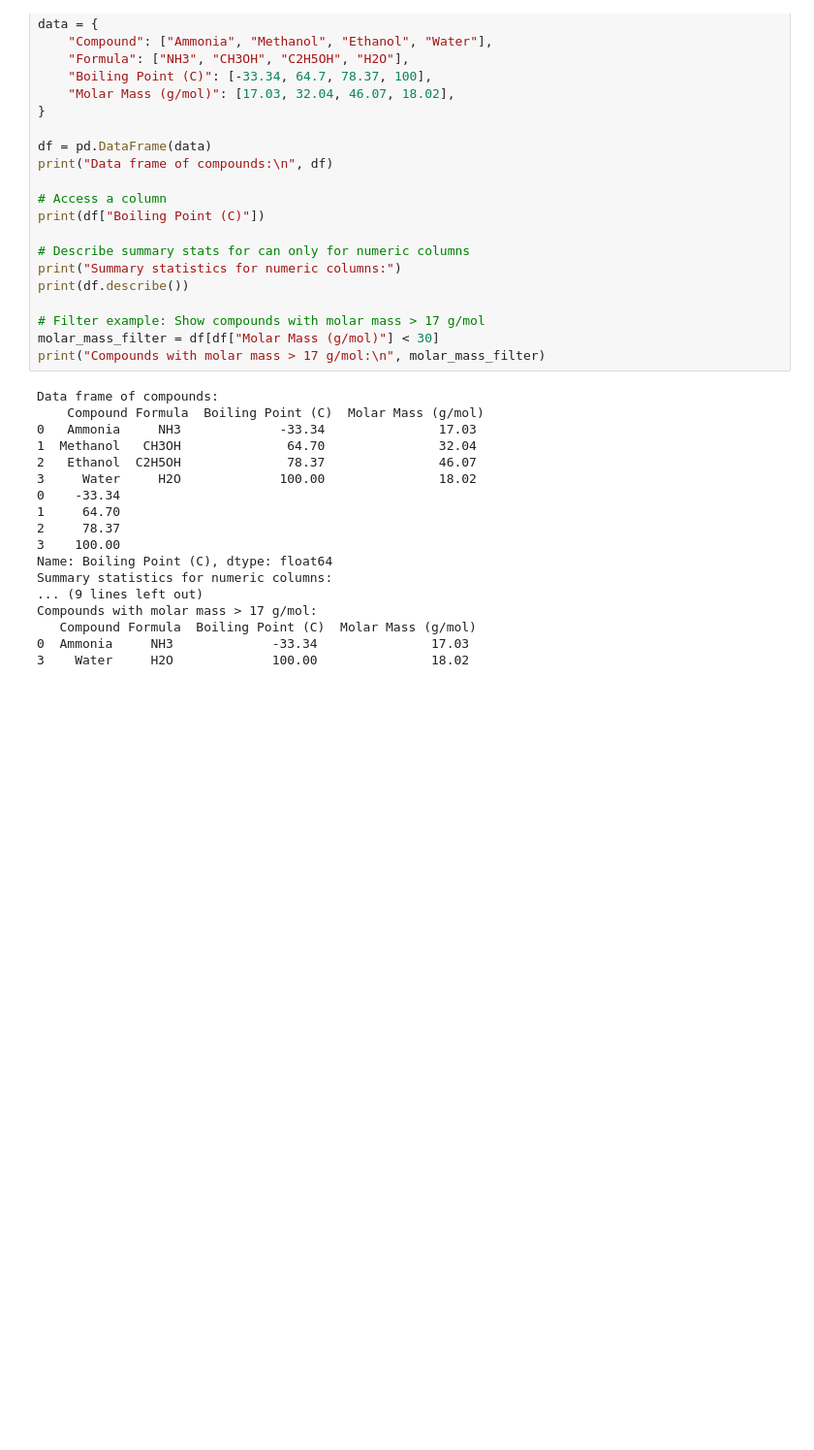
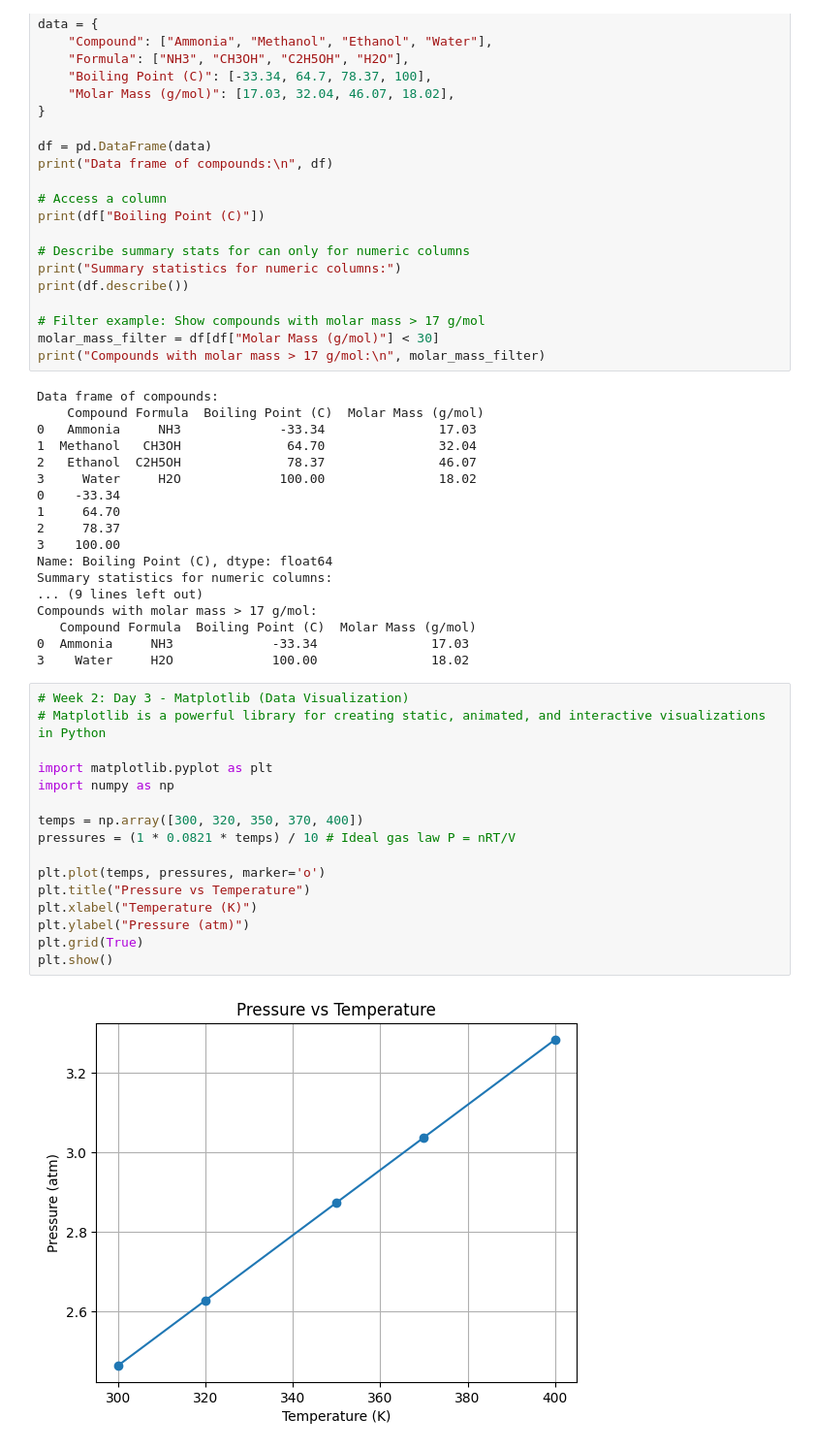
Before and after one commit to khairulamirn/ML--AI-, a Jupyter notebook: Week2_Data_and_Visualization.ipynb, the cells around one changed output. Shown at 97% size. Drawn from its saved outputs; the diff is of its cells as text; blank space fills up the shorter version.

Commit message:
week 2 done + w3 getting started

```diff
--- a/Week2_Data_and_Visualization.ipynb
+++ b/Week2_Data_and_Visualization.ipynb
@@ -139,3 +145,21 @@ Compounds with molar mass > 17 g/mol:
    Compound Formula  Boiling Point (C)  Molar Mass (g/mol)
 0  Ammonia     NH3             -33.34               17.03
 3    Water     H2O             100.00               18.02
+# %%
+# Week 2: Day 3 - Matplotlib (Data Visualization)
+# Matplotlib is a powerful library for creating static, animated, and interactive visualizations in Python
+
+import matplotlib.pyplot as plt
+import numpy as np
+
+temps = np.array([300, 320, 350, 370, 400])
+pressures = (1 * 0.0821 * temps) / 10 # Ideal gas law P = nRT/V
+
+plt.plot(temps, pressures, marker='o')
+plt.title("Pressure vs Temperature")
+plt.xlabel("Temperature (K)")
+plt.ylabel("Pressure (atm)")
+plt.grid(True)
+plt.show()
+# %% [output]
+[figure, added]
```
Also changed, not shown: parts of 4 cells of this notebook, 2 other files.
